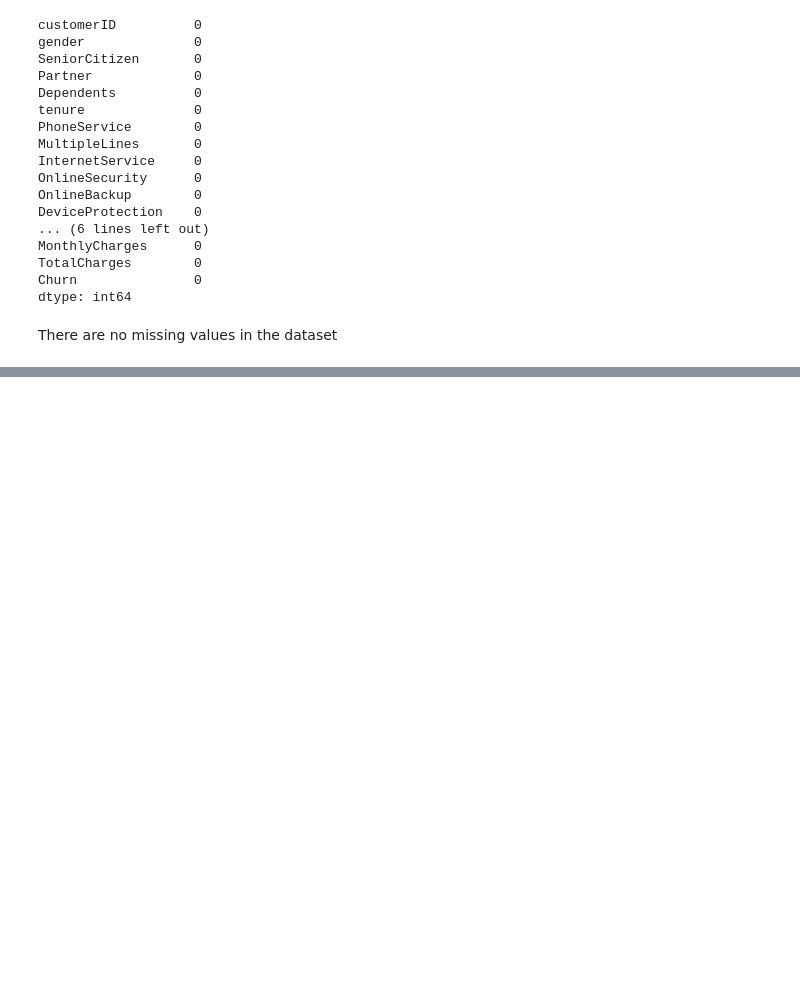
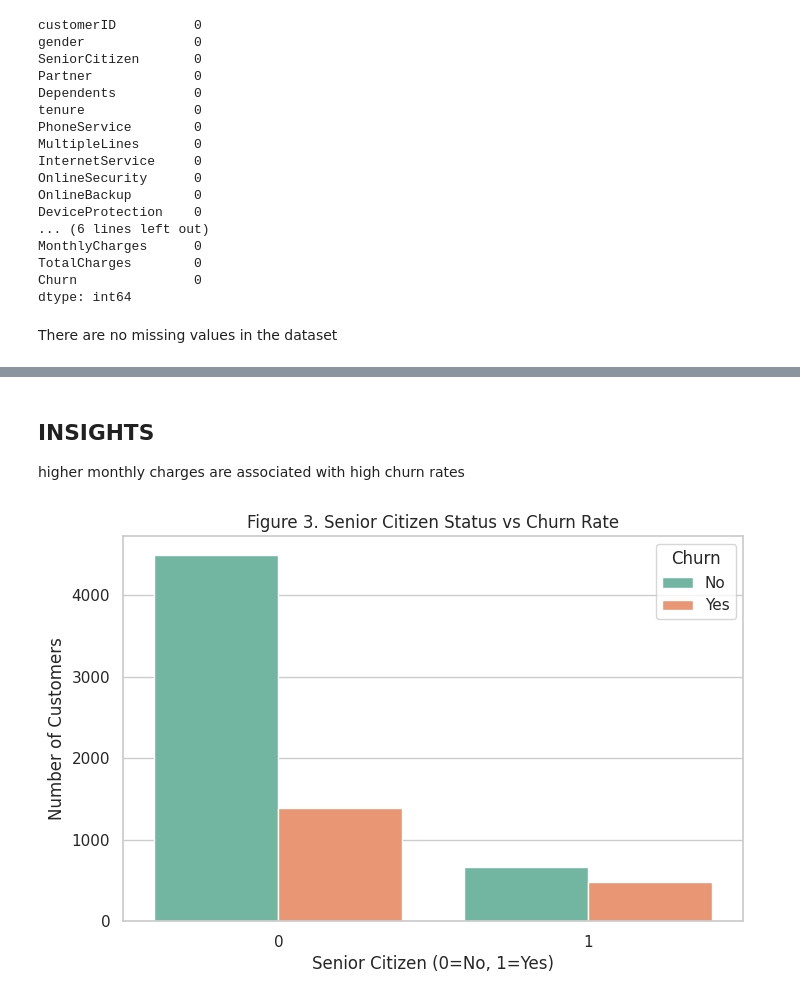
Before and after one commit to blessycode/customer-churn, a Jupyter notebook: EDA.ipynb, the cells around one changed output, grey strips where cells are left out. Saved outputs shown, nothing was run; the diff lists cells and outputs as text; code cells hidden in the pictures; blank space fills up the shorter version.

```diff
--- a/EDA.ipynb
+++ b/EDA.ipynb
@@ -70,0 +142,14 @@ data.drop('customerID', axis=1, inplace=True)
+# %% [markdown]
+## INSIGHTS
+higher monthly charges are associated with high churn rates
+# %%
+### check relationship between senior citizen and churn rate using bar plot
+plt.figure(figsize=(8, 5))
+sns.countplot(x='SeniorCitizen', hue='Churn', data=data, palette='Set2')
+plt.title('Figure 3. Senior Citizen Status vs Churn Rate')
+plt.xlabel('Senior Citizen (0=No, 1=Yes)')
+plt.ylabel('Number of Customers')
+plt.legend(title='Churn', loc='upper right')
+plt.show()
+# %% [output]
+[figure, added]
```
Also changed, not shown: parts of 12 cells of this notebook, 1 other file.
